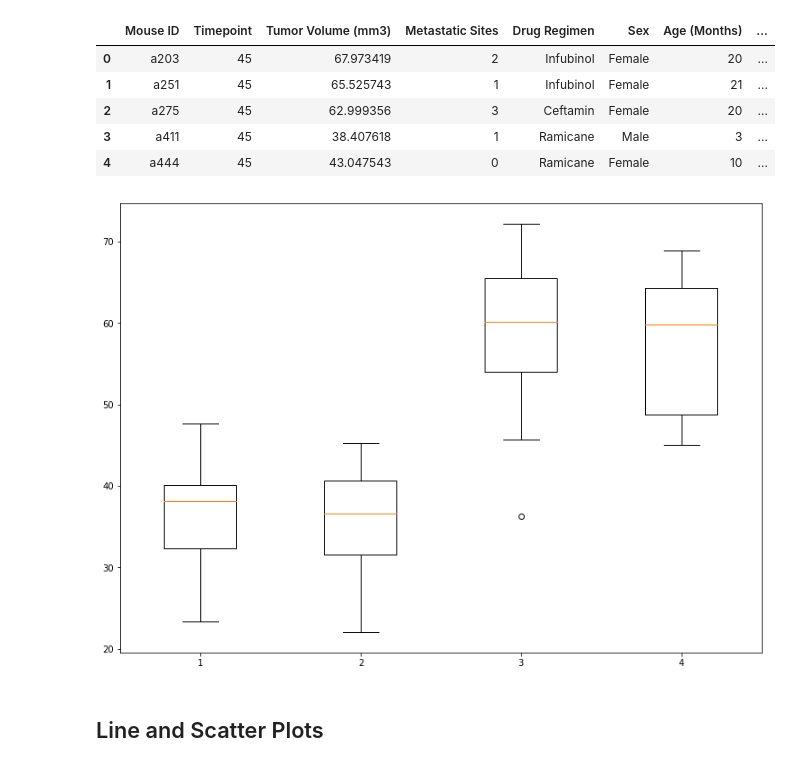
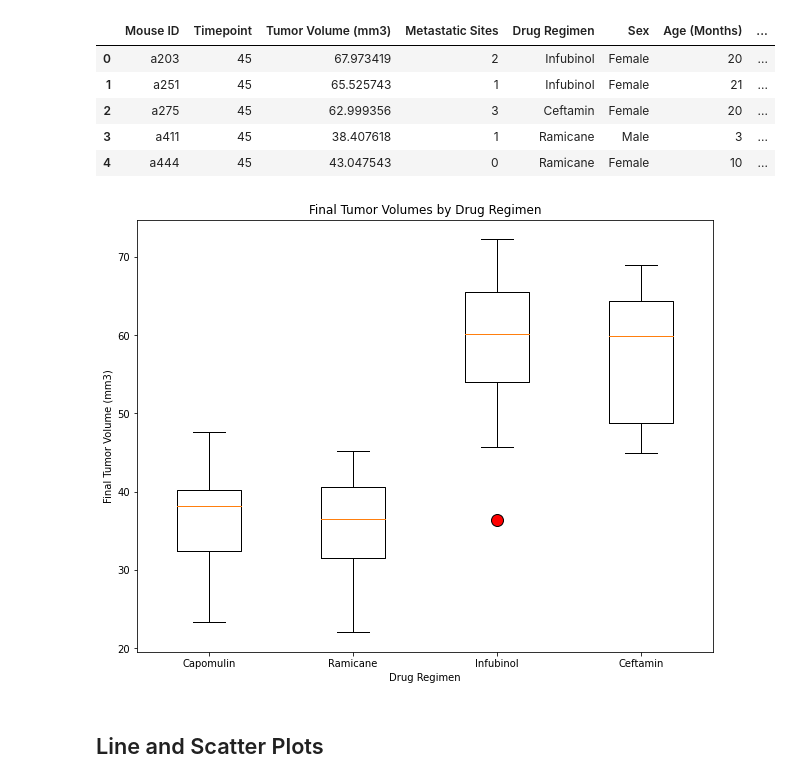
Before and after one commit to beaujeffrey03/matplotlib-challenge, a Jupyter notebook: pymaceuticals_starter.ipynb, the cells around one changed output. Saved outputs shown, nothing was run; the diff lists cells and outputs as text; code cells hidden in the pictures.

```diff
--- a/pymaceuticals_starter.ipynb
+++ b/pymaceuticals_starter.ipynb
@@ -284,51 +285,63 @@ max_timepoint_df.sort_values('Mouse ID').head()
 | 3 | a411 | 45 | 38.407618 | 1 | Ramicane | Male | 3 | ... |
 | 4 | a444 | 45 | 43.047543 | 0 | Ramicane | Female | 10 | ... |
 # %%
-# # Put treatments into a list for for loop (and later for plot labels)
+# Put treatments into a list for for loop (and later for plot labels)
 # regimen_list = max_timepoint_df['Drug Regimen'].unique()
 # # regimen_list
 
 # # Create empty list to fill with tumor vol data (for plotting)
 # tumor_vol_list = []
+# tumor_vol = max_timepoint_df['Tumor Volume (mm3)']
+# regimen_name = max_timepoint_df['Drug Regimen']
 
-# Calculate the IQR and quantitatively determine if there are any potential outliers.
+# # Calculate the IQR and quantitatively determine if there are any potential outliers.
 # for regimen in regimen_list:
-
+#     if regimen == regimen_name:
+#         regimen_list.append(tumor_vol)
 
 capomulin_df = max_timepoint_df.loc[max_timepoint_df['Drug Regimen'] == 'Capomulin']
 # capomulin_df
 ramicane_df = max_timepoint_df.loc[max_timepoint_df['Drug Regimen'] == 'Ramicane']
 # ramicane_df
 infubinol_df = max_timepoint_df.loc[max_timepoint_df['Drug Regimen'] == 'Infubinol']
 # infubinol_df
 ceftamin_df = max_timepoint_df.loc[max_timepoint_df['Drug Regimen'] == 'Ceftamin']
 # ceftamin_df
 
 capo_data = capomulin_df['Tumor Volume (mm3)']
 rami_data = ramicane_df['Tumor Volume (mm3)']
 infu_data = infubinol_df['Tumor Volume (mm3)']
 ceft_data = ceftamin_df['Tumor Volume (mm3)']
 all_data = [capo_data, rami_data, infu_data, ceft_data]
+regimen_xlabels = ['Capomulin', 'Ramicane', 'Infubinol', 'Ceftamin']
 
-fig = plt.figure(figsize =(10, 7))
+fig = plt.figure(figsize =(8, 6))
 
 ax = fig.add_axes([0, 0, 1, 1])
 
+fliers = dict(marker='o', markerfacecolor='red', markersize=12,
+                  linestyle='none')
+
 # Creating plot
-bp = ax.boxplot(all_data)
+volume_boxplot = ax.boxplot(all_data, flierprops=fliers)
+plt.title('Final Tumor Volumes by Drug Regimen')
+ax.set_xticklabels(regimen_xlabels)
+plt.xlabel('Drug Regimen')
+plt.ylabel('Final Tumor Volume (mm3)')
+
 
 # show plot
 plt.show()
 
     # Locate the rows which contain mice on each drug and get the tumor volumes
 
 
     # add subset
 
 
     # Determine outliers using upper and lower bounds
 # %% [output]
-[figure, old version]
+[figure, new version]
 # %%
 # Generate a box plot of the final tumor volume of each mouse across four regimens of interest
 # %% [markdown]
```
Also changed, not shown: parts of 4 cells of this notebook.
